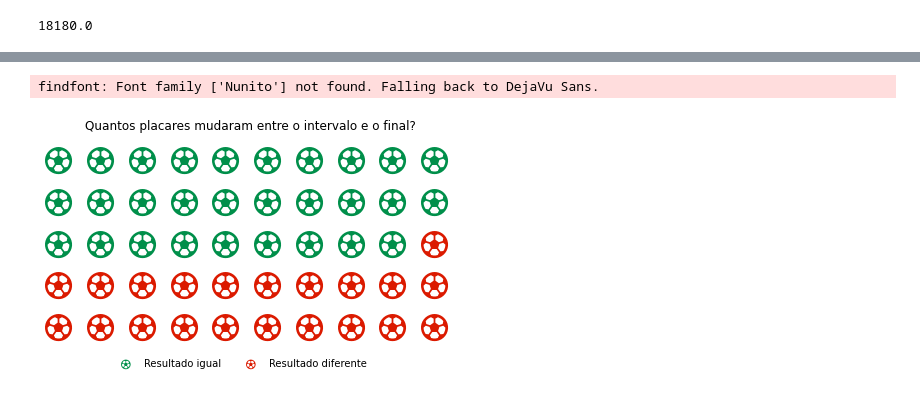
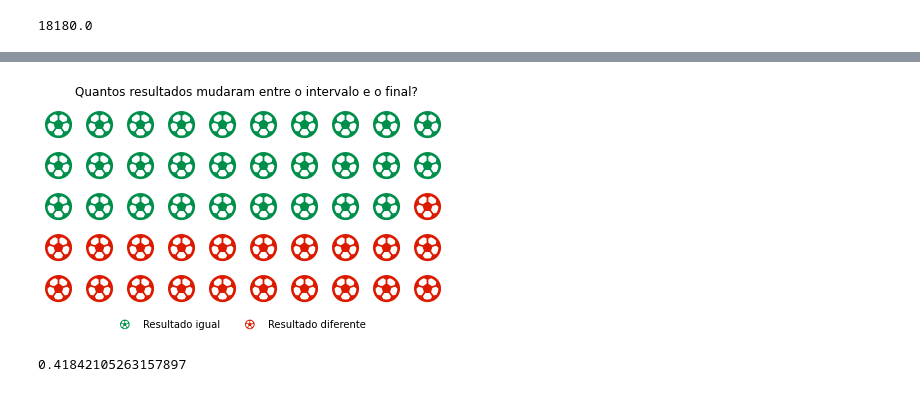
Before and after one commit to GuilhermeCarv/Brasileirao, a Jupyter notebook: Brasileirao.ipynb, the cells around one changed output, grey strips where cells are left out. Cells and saved outputs as stored; diff of their text form; code cells hidden in the pictures.

```diff
--- a/Brasileirao.ipynb
+++ b/Brasileirao.ipynb
@@ -619,29 +708,32 @@ diferente = resultado_diferente.index.values[-1]
 # %%
 #Dados para o gráfico
-data = {'Resultado igual' : igual, 'Resultado diferente': diferente}
+data2 = {'Resultado igual' : igual, 'Resultado diferente': diferente}
 #Gerando gráfico Waffle
 fig = plt.figure(
     FigureClass=Waffle,
     rows=5,
     columns=10,
-    values=data,
+    values=data2,
     title={
-        'label': 'Quantos placares mudaram entre o intervalo e o final?',
+        'label': 'Quantos resultados mudaram entre o intervalo e o final?',
         'loc': 'center',
         'fontdict': {
-                    'fontname':"Nunito",
+                    'fontname':"Lato",
                     'size':12,
         }
     },
-    legend={'loc': 'lower left', 'bbox_to_anchor': (0.15, -0.2),'ncol': len(data),'framealpha': 0},
+    legend={'loc': 'lower left', 'bbox_to_anchor': (0.15, -0.2),'ncol': len(data2),'framealpha': 0},
     vertical=True,
     starting_location='NW',
     icons = "futbol",
     icon_style = "regular",
     icon_legend=True,
     colors = ['#008F4A','#DB1A00']
 )
 plt.show()
 # %% [output]
-findfont: Font family ['Nunito'] not found. Falling back to DejaVu Sans.
-[figure, old version]
+[figure, new version]
+# %%
+diferente/(igual+diferente)
+# %% [output]
+0.41842105263157897
```
Also changed, not shown: parts of 24 cells of this notebook.
